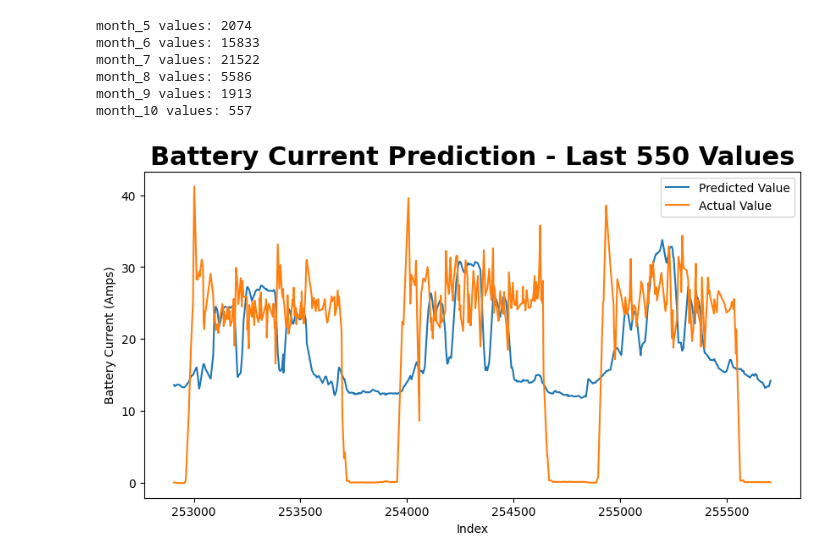
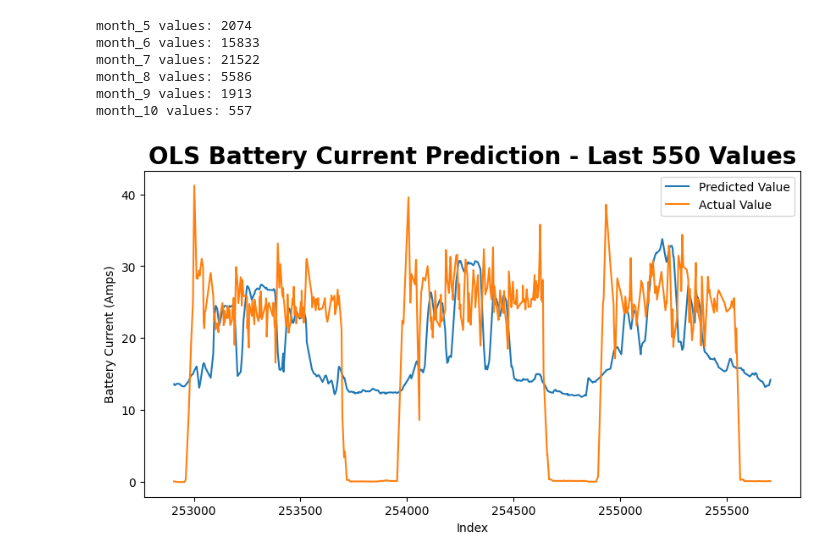
Before and after one commit to caliskate/delivery-drone-flight-predictions, a Jupyter notebook: flight_predictions.ipynb, the cells around one changed output. Saved outputs shown, nothing was run; the diff lists cells and outputs as text; code cells hidden in the pictures.

```diff
--- a/flight_predictions.ipynb
+++ b/flight_predictions.ipynb
@@ -710,30 +715,30 @@ month_10 values: 557
 # %%
 # Assisted by ChatGPT to help with slicing data
 # Number of values to visualize in lineplot
 vis_limit = int(550)
 # Sort x and y by index for lineplots
 X_test = X_test.sort_index()
 y_test = y_test.sort_index()
 
 # Select slice of data to plot
 y_pred_test = X_test['ts_prediction'][-vis_limit:]
 y_true_test = y_test[-vis_limit:]
 
 
 # Create the plot
 fig_verify = plt.figure(figsize=(10, 5))
 plt.plot(y_pred_test, label='Predicted Value')
 plt.plot(y_true_test, label='Actual Value')
-plt.title(f'Battery Current Prediction - Last {vis_limit} Values', fontsize=22, fontweight='bold')
+plt.title(f'OLS Battery Current Prediction - Last {vis_limit} Values', fontsize=20, fontweight='bold')
 plt.ylabel('Battery Current (Amps)')
 plt.xlabel('Index')
 plt.legend()
 plt.show()
 
 # Save the figure
 fig_verify.savefig("model_regression_verify.png")
 # %% [output]
-[figure, old version]
+[figure, new version]
 # %%
 # Add datetime to X_test where index matches
 X_test['datetime'] = drone_df_full_flights['datetime'].loc[X_test.index]
```
Also changed, not shown: parts of 20 cells of this notebook, 1 other file.
